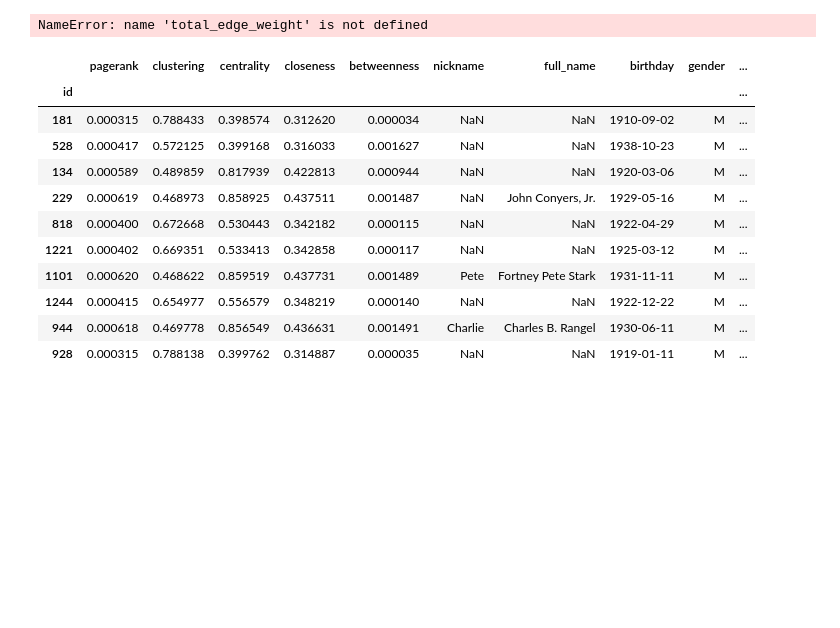
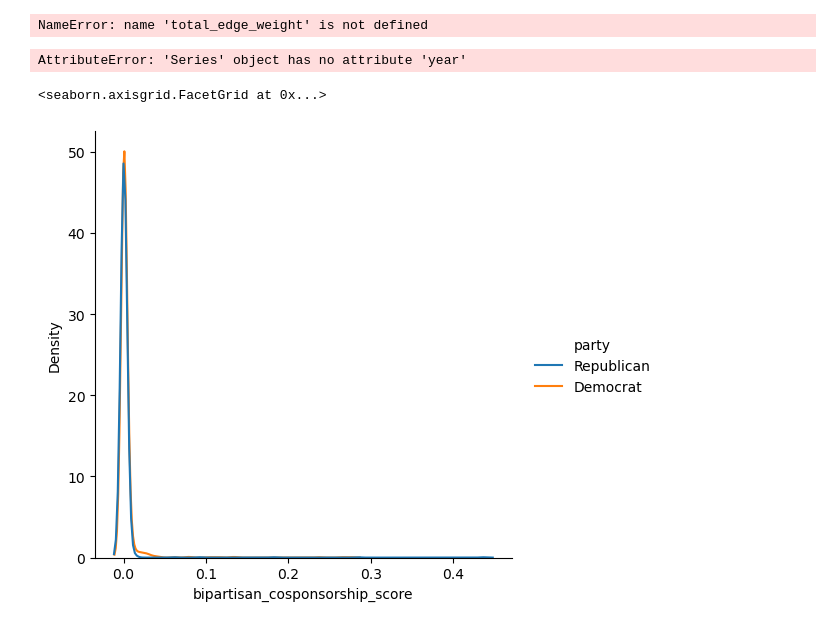
Before and after one commit to hhuntz/congressional_networks, a Jupyter notebook: network_analysis.ipynb, the cells around one changed output. Cells and saved outputs as stored; diff of their text form; code cells hidden in the pictures; blank space fills up the shorter version.

```diff
--- a/network_analysis.ipynb
+++ b/network_analysis.ipynb
@@ -12,7 +13,7 @@ G = nx.from_pandas_edgelist(df, source = 'from', target = 'to', create_using = n
 # %%
 # load MOC data
 moc = pd.read_csv('data/legislators.csv', dtype = {'district': 'Int64', 'thomas_id': 'object'})
-moc = moc.drop(['last_name', 'first_name', 'middle_name', 'suffix', 'url', 'address', 'phone',
+moc = moc.drop(['full_name', 'middle_name', 'suffix', 'url', 'address', 'phone',
        'contact_form', 'rss_url', 'twitter', 'facebook', 'youtube',
        'youtube_id', 'opensecrets_id', 'lis_id',
        'fec_ids', 'cspan_id', 'govtrack_id', 'votesmart_id', 'ballotpedia_id',
@@ -99,19 +107,11 @@ df.head()
 # %% [output]
 IntProgress(value=0, description='calculating bipartisanship scores', max=3368)
 NameError: name 'total_edge_weight' is not defined
-# %%
-# top 10 MOCs by bipart score
-df.sort_values('bipartisan_cosponsorship_score', ascending = False).head(10)
-# %% [output]
-|  | pagerank | clustering | centrality | closeness | betweenness | nickname | full_name | birthday | gender | ... |
-| id |  |  |  |  |  |  |  |  |  | ... |
-| 181 | 0.000315 | 0.788433 | 0.398574 | 0.312620 | 0.000034 | NaN | NaN | 1910-09-02 | M | ... |
-| 528 | 0.000417 | 0.572125 | 0.399168 | 0.316033 | 0.001627 | NaN | NaN | 1938-10-23 | M | ... |
-| 134 | 0.000589 | 0.489859 | 0.817939 | 0.422813 | 0.000944 | NaN | NaN | 1920-03-06 | M | ... |
-| 229 | 0.000619 | 0.468973 | 0.858925 | 0.437511 | 0.001487 | NaN | John Conyers, Jr. | 1929-05-16 | M | ... |
-| 818 | 0.000400 | 0.672668 | 0.530443 | 0.342182 | 0.000115 | NaN | NaN | 1922-04-29 | M | ... |
-| 1221 | 0.000402 | 0.669351 | 0.533413 | 0.342858 | 0.000117 | NaN | NaN | 1925-03-12 | M | ... |
-| 1101 | 0.000620 | 0.468622 | 0.859519 | 0.437731 | 0.001489 | Pete | Fortney Pete Stark | 1931-11-11 | M | ... |
-| 1244 | 0.000415 | 0.654977 | 0.556579 | 0.348219 | 0.000140 | NaN | NaN | 1922-12-22 | M | ... |
-| 944 | 0.000618 | 0.469778 | 0.856549 | 0.436631 | 0.001491 | Charlie | Charles B. Rangel | 1930-06-11 | M | ... |
-| 928 | 0.000315 | 0.788138 | 0.399762 | 0.314887 | 0.000035 | NaN | NaN | 1919-01-11 | M | ... |
+# %%
+# final cleaning
+all_moc = df[df.party.isin(['Democrat', 'Republican'])]
+all_moc['birthday'] = pd.to_datetime(all_moc.birthday)
+modern_moc = all_moc[(all_moc['birthday'].year > '1950-01-01')]
+#modern_moc = all_moc[all_moc.birthday.year > 1900]
+# %% [output]
+AttributeError: 'Series' object has no attribute 'year'
@@ -117,0 +120,5 @@ df.sort_values('bipartisan_cosponsorship_score', ascending = False).head(10)
+# %%
+sns.displot(df, x = 'bipartisan_cosponsorship_score', kind = "kde", hue = 'party')
+# %% [output]
+<seaborn.axisgrid.FacetGrid at 0x...>
+[figure, added]
```
Also changed, not shown: parts of 6 cells of this notebook, 1 other file.
